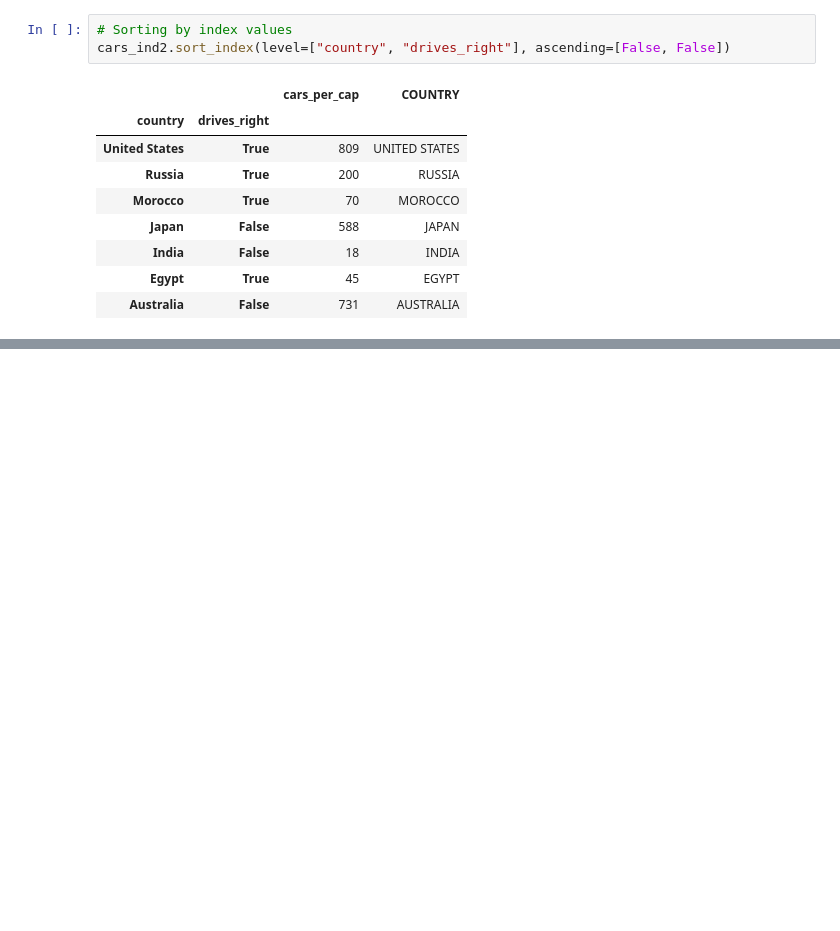
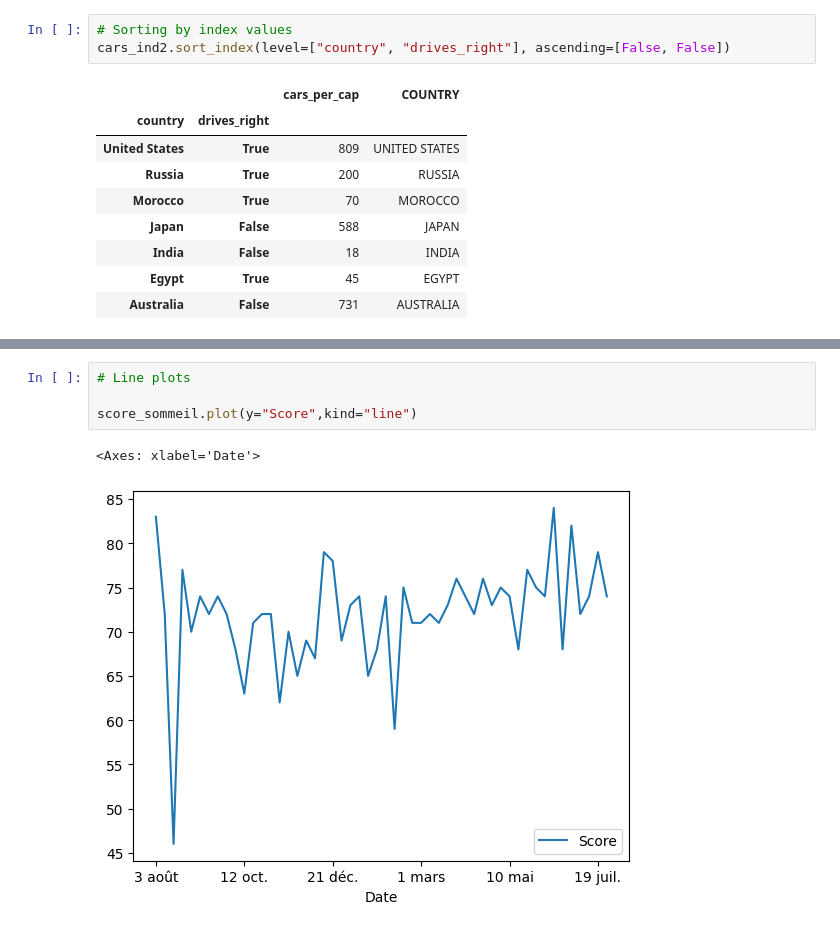
Before and after one commit to JeffBucker/DatacampDataAnalystTrack, a Jupyter notebook: 3. Data Manipulation with Pandas.ipynb, the cells around one changed output, grey strips where cells are left out. Drawn from its saved outputs; the diff is of its cells as text; blank space fills up the shorter version.

```diff
--- a/3. Data Manipulation with Pandas.ipynb
+++ b/3. Data Manipulation with Pandas.ipynb
@@ -298,0 +541,7 @@ cars_ind2.sort_index(level=["country", "drives_right"], ascending=[False, False]
+# %%
+# Line plots
+
+score_sommeil.plot(y="Score",kind="line")
+# %% [output]
+<Axes: xlabel='Date'>
+[figure, added]
```
Also changed, not shown: parts of 23 cells of this notebook, 2 other files.
